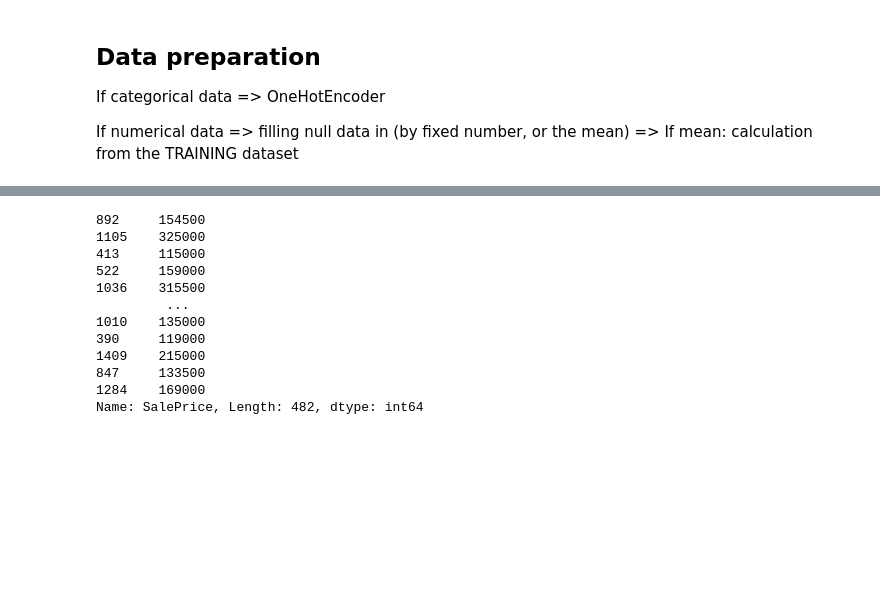
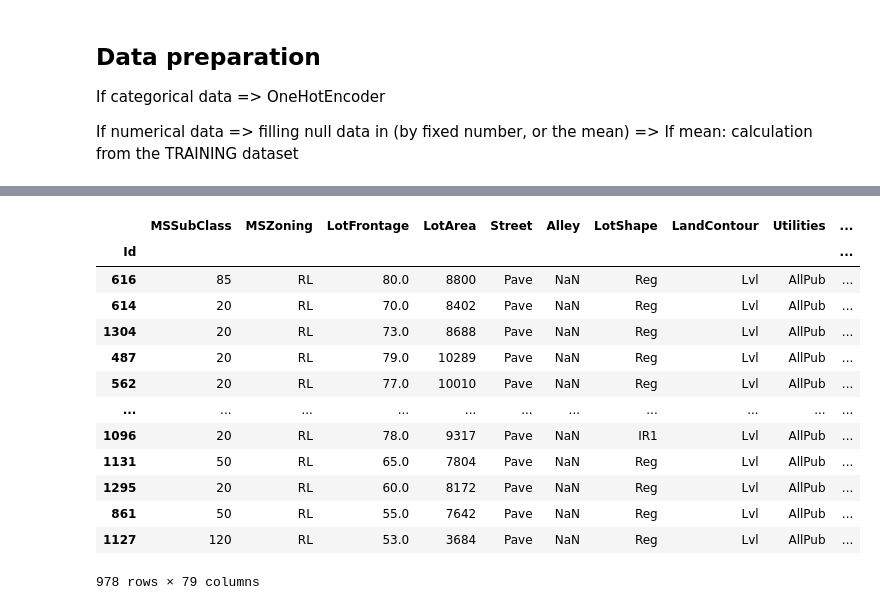
Before and after one commit to chloea31/machine_learning, a Jupyter notebook: notebooks/house_prices.ipynb, the cells around one changed output, grey strips where cells are left out. Drawn from its saved outputs; the diff is of its cells as text; code cells hidden in the pictures; blank space fills up the shorter version.

```diff
--- a/notebooks/house_prices.ipynb
+++ b/notebooks/house_prices.ipynb
@@ -236,22 +240,24 @@ X_train, X_test, y_train, y_test = train_test_split(
 # result as the one we obtained a few months ago.
 # => Reproducibility
 # %%
-#X_train
+X_train
 #X_test
 #y_train
-y_test
+#y_test
 # %% [output]
+|  | MSSubClass | MSZoning | LotFrontage | LotArea | Street | Alley | LotShape | LandContour | Utilities | ... |
+| Id |  |  |  |  |  |  |  |  |  | ... |
+| 616 | 85 | RL | 80.0 | 8800 | Pave | NaN | Reg | Lvl | AllPub | ... |
+| 614 | 20 | RL | 70.0 | 8402 | Pave | NaN | Reg | Lvl | AllPub | ... |
+| 1304 | 20 | RL | 73.0 | 8688 | Pave | NaN | Reg | Lvl | AllPub | ... |
+| 487 | 20 | RL | 79.0 | 10289 | Pave | NaN | Reg | Lvl | AllPub | ... |
+| 562 | 20 | RL | 77.0 | 10010 | Pave | NaN | Reg | Lvl | AllPub | ... |
+| ... | ... | ... | ... | ... | ... | ... | ... | ... | ... | ... |
+| 1096 | 20 | RL | 78.0 | 9317 | Pave | NaN | IR1 | Lvl | AllPub | ... |
+| 1131 | 50 | RL | 65.0 | 7804 | Pave | NaN | Reg | Lvl | AllPub | ... |
+| 1295 | 20 | RL | 60.0 | 8172 | Pave | NaN | Reg | Lvl | AllPub | ... |
+| 861 | 50 | RL | 55.0 | 7642 | Pave | NaN | Reg | Lvl | AllPub | ... |
+| 1127 | 120 | RL | 53.0 | 3684 | Pave | NaN | Reg | Lvl | AllPub | ... |
-892     154500
-1105    325000
-413     115000
-522     159000
-1036    315500
-         ...
-1010    135000
-390     119000
-1409    215000
-847     133500
-1284    169000
-Name: SalePrice, Length: 482, dtype: int64
+978 rows × 79 columns
 # %%
 # Limit to categorical data using df.select_dtypes() => onehotencoder creates one column by possible value
```
Also changed, not shown: parts of 7 cells of this notebook.
